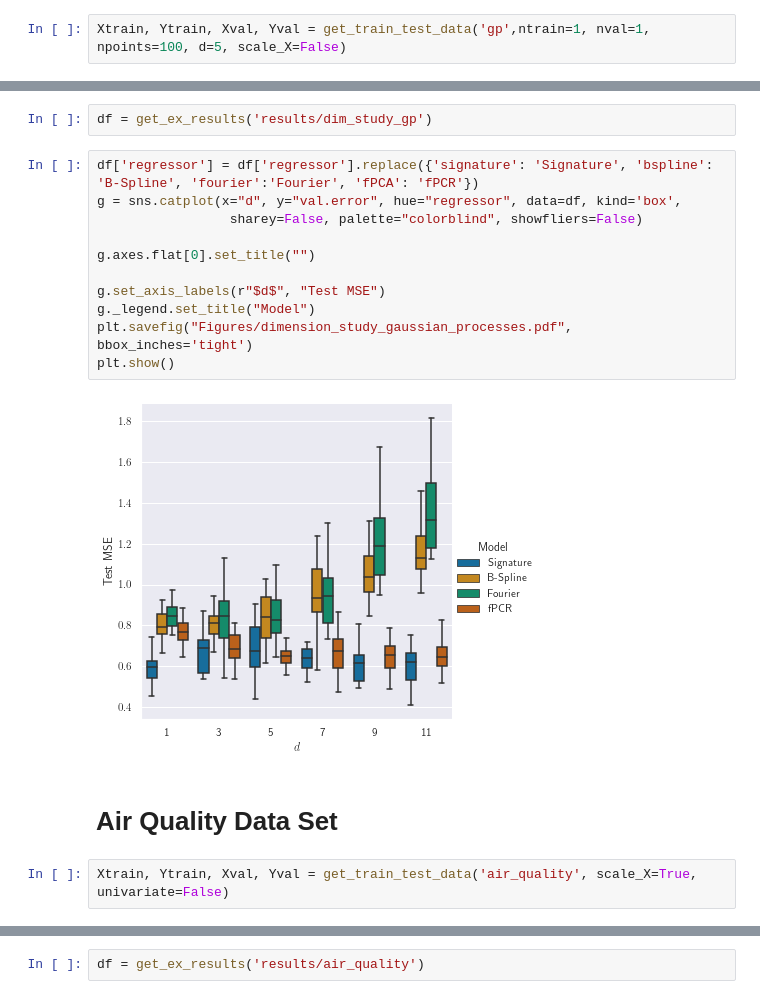
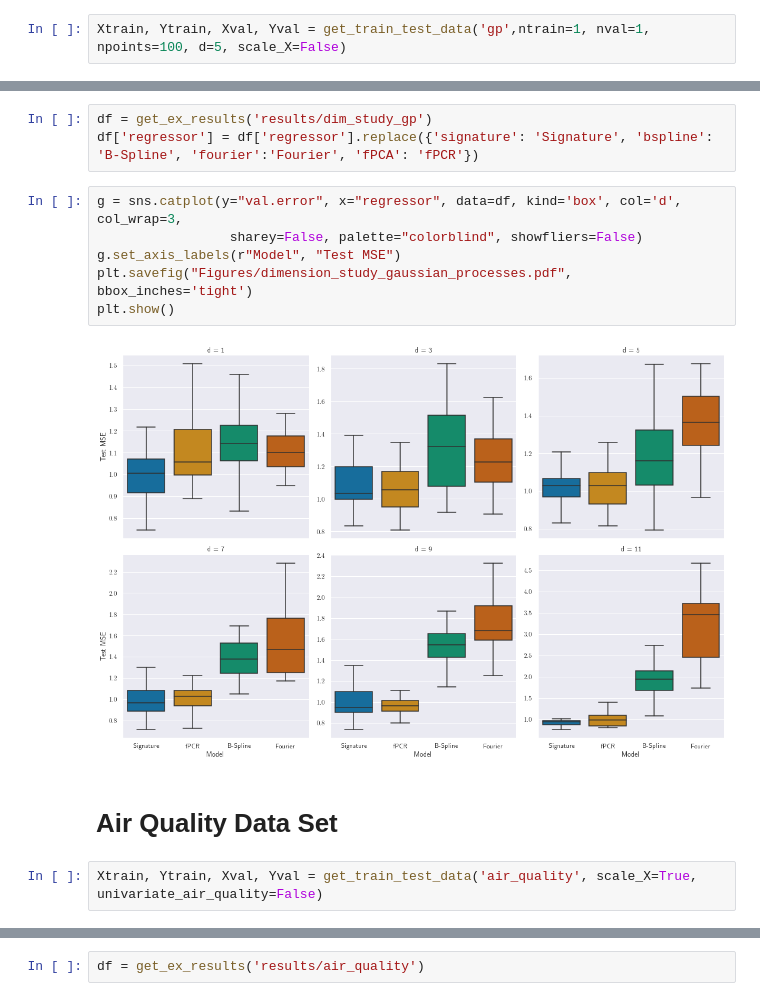
Before and after one commit to afermanian/signature-regression, a Jupyter notebook: notebooks/Analyse results.ipynb, the cells around one changed output, grey strips where cells are left out. Saved outputs shown, nothing was run; the diff lists cells and outputs as text.

```diff
--- a/notebooks/Analyse results.ipynb
+++ b/notebooks/Analyse results.ipynb
@@ -102,22 +108,18 @@ plt.show()
-# %%
-df = get_ex_results('results/dim_study_gp')
+# %%
+df = get_ex_results('results/dim_study_gp')
+df['regressor'] = df['regressor'].replace({'signature': 'Signature', 'bspline': 'B-Spline', 'fourier':'Fourier', 'fPCA': 'fPCR'})
 # %%
-df['regressor'] = df['regressor'].replace({'signature': 'Signature', 'bspline': 'B-Spline', 'fourier':'Fourier', 'fPCA': 'fPCR'})
-g = sns.catplot(x="d", y="val.error", hue="regressor", data=df, kind='box',
+g = sns.catplot(y="val.error", x="regressor", data=df, kind='box', col='d', col_wrap=3,
                  sharey=False, palette="colorblind", showfliers=False)
-
-g.axes.flat[0].set_title("")
-
-g.set_axis_labels(r"$d$", "Test MSE")
-g._legend.set_title("Model")
+g.set_axis_labels(r"Model", "Test MSE")
 plt.savefig("Figures/dimension_study_gaussian_processes.pdf", bbox_inches='tight')
 plt.show()
 # %% [output]
-[figure, old version]
+[figure, new version]
 # %% [markdown]
 # Air Quality Data Set
 # %%
-Xtrain, Ytrain, Xval, Yval = get_train_test_data('air_quality', scale_X=True, univariate=False)
+Xtrain, Ytrain, Xval, Yval = get_train_test_data('air_quality', scale_X=True, univariate_air_quality=False)
 # %%
 print(Xtrain.shape)
 plt.plot(Xtrain[0, :, 0], label='NO2 sensor', color=palette[0])
```
Also changed, not shown: parts of 20 cells of this notebook, 3 other files.
